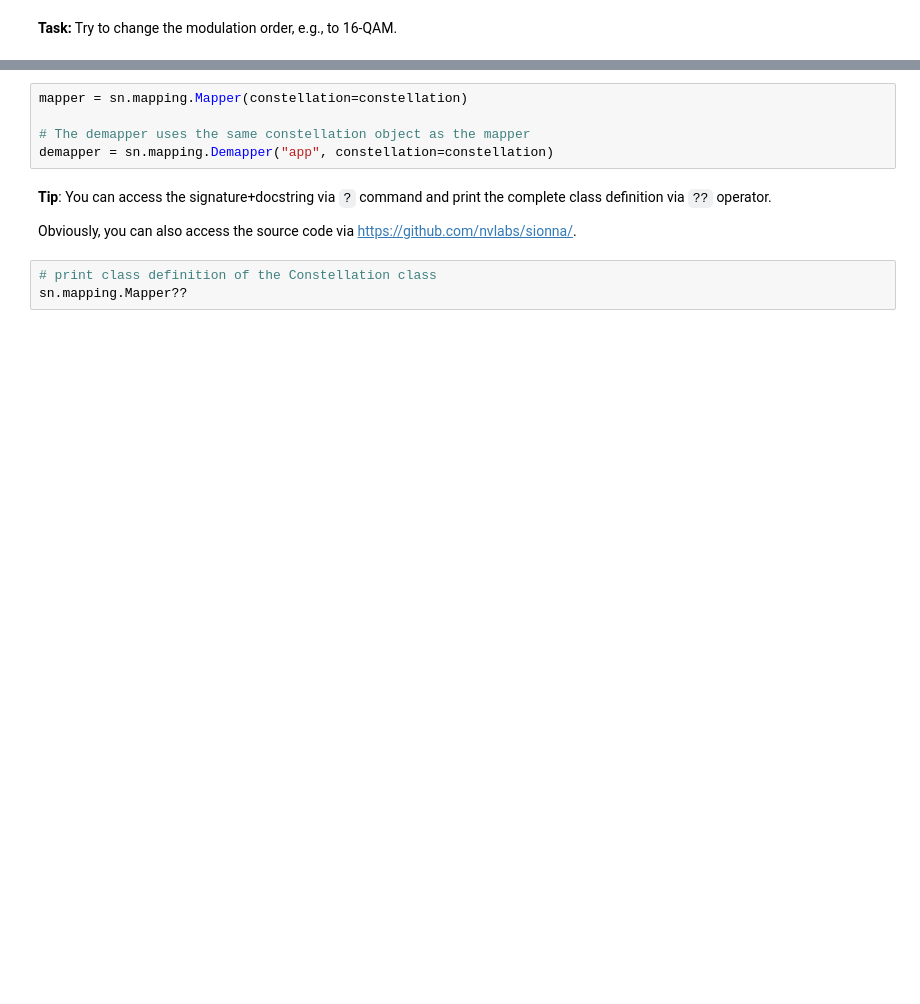
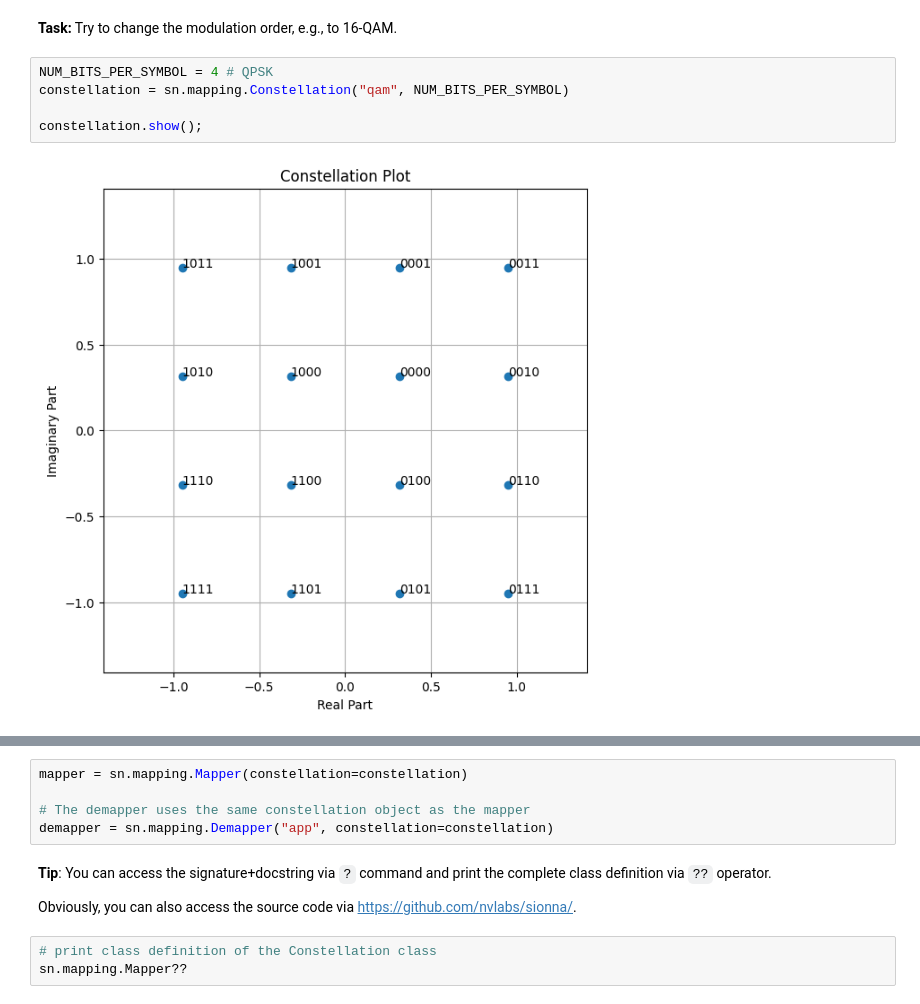
Before and after one commit to leeofaith/sionna, a Jupyter notebook: examples/Sionna_tutorial_part1.ipynb, the cells around one changed output, grey strips where cells are left out. Saved outputs shown, nothing was run; the diff lists cells and outputs as text; blank space fills up the shorter version.

```diff
--- a/examples/Sionna_tutorial_part1.ipynb
+++ b/examples/Sionna_tutorial_part1.ipynb
@@ -123,2 +109,9 @@ constellation.show();
 # %% [markdown]
 **Task:** Try to change the modulation order, e.g., to 16-QAM.
+# %%
+NUM_BITS_PER_SYMBOL = 4 # QPSK
+constellation = sn.mapping.Constellation("qam", NUM_BITS_PER_SYMBOL)
+
+constellation.show();
+# %% [output]
+[figure, added]
```
Also changed, not shown: parts of 7 cells of this notebook.
